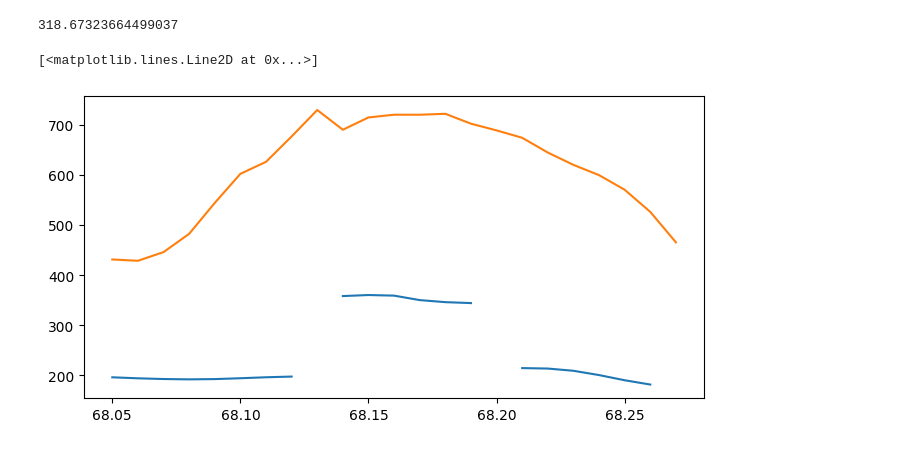
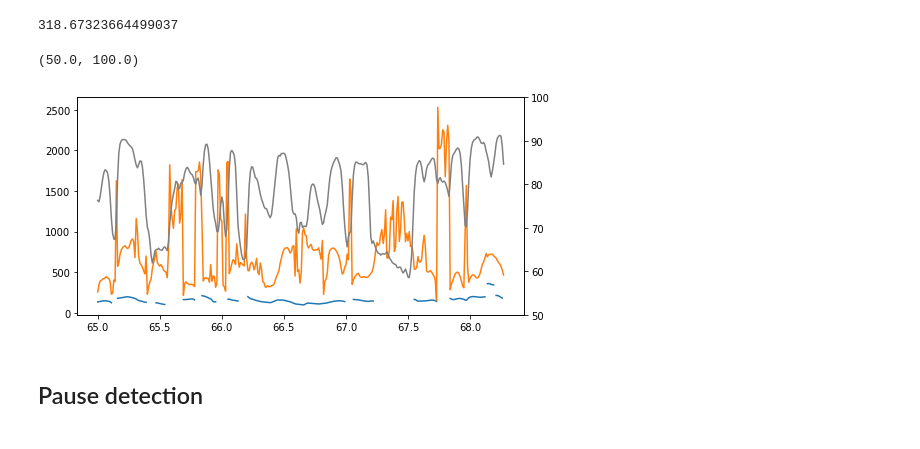
Before and after one commit to seantyh/reform, a Jupyter notebook: etc/speech/parselmouth.ipynb, the cells around one changed output. Saved outputs shown, nothing was run; the diff lists cells and outputs as text; code cells hidden in the pictures.

Commit message:
add pause detection in etc/speech/parselmouth.ipynb

```diff
--- a/etc/speech/parselmouth.ipynb
+++ b/etc/speech/parselmouth.ipynb
@@ -3,8 +3,6 @@ import parselmouth
 import numpy as np
 import matplotlib.pyplot as plt
 import seaborn as sns
-# %%
-plt.rcParams['figure.dpi'] = 100
 # %%
 snd = parselmouth.Sound("d:/Langon/reform/legvid/劉櫂豪-127903.mp3")
 # %%
@@ -32,10 +30,15 @@ pitch.get_value_at_time(58.866450)
 # %% [output]
 318.67323664499037
 # %%
-s, o = 6805,6828
+s, o = 6500,6828
 plt.figure(figsize=(8,4))
 plt.plot(ts[s:o], pitch_values[s:o])
 plt.plot(ts[s:o], f1_values[s:o])
+ax2 = plt.gca().twinx()
+ax2.plot(ts[s:o], int_values[s:o], color='gray')
+ax2.set_ylim(50,100)
 # %% [output]
-[<matplotlib.lines.Line2D at 0x...>]
+(50.0, 100.0)
-[figure, old version]
+[figure, new version]
+# %% [markdown]
+## Pause detection
```
Also changed, not shown: parts of 8 cells of this notebook, 2 other files.
